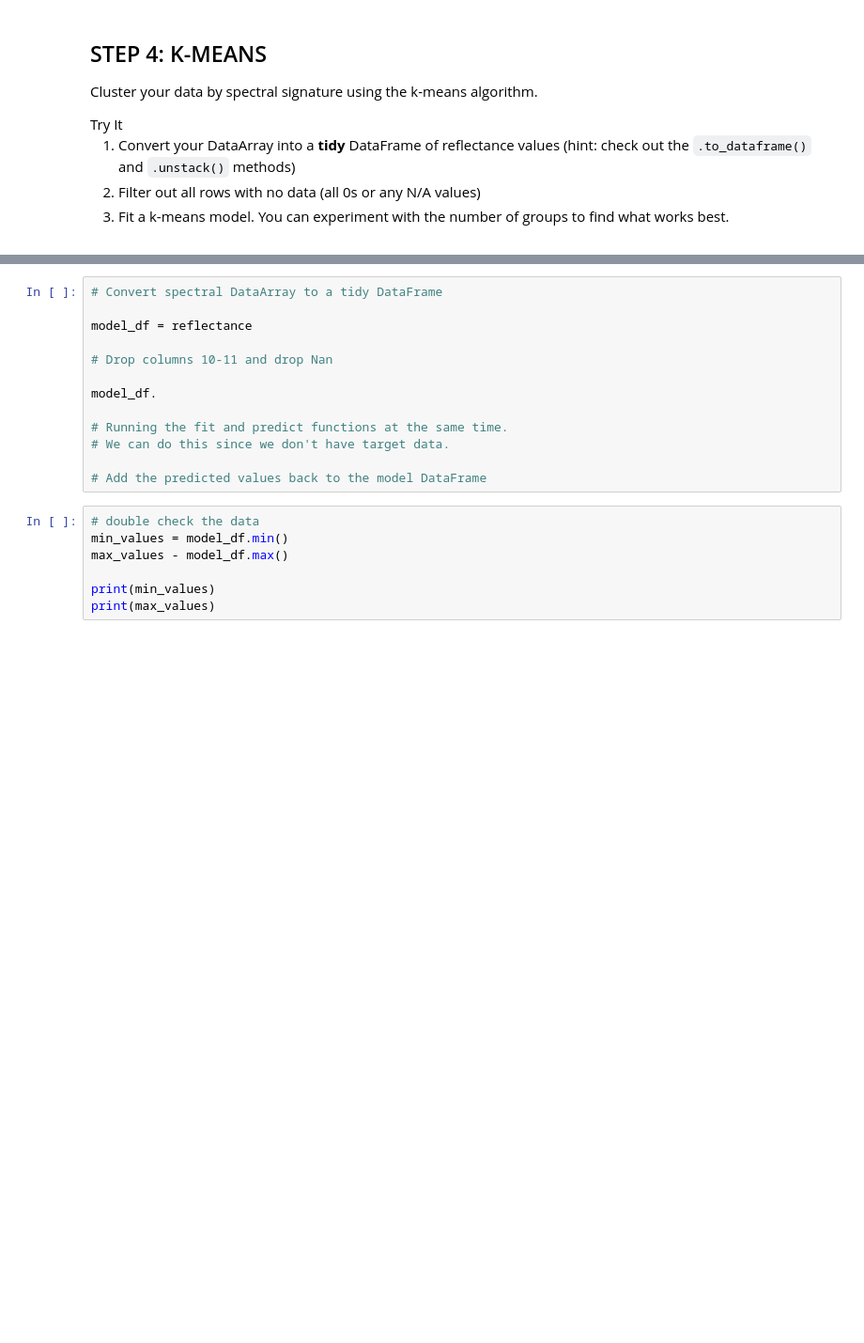
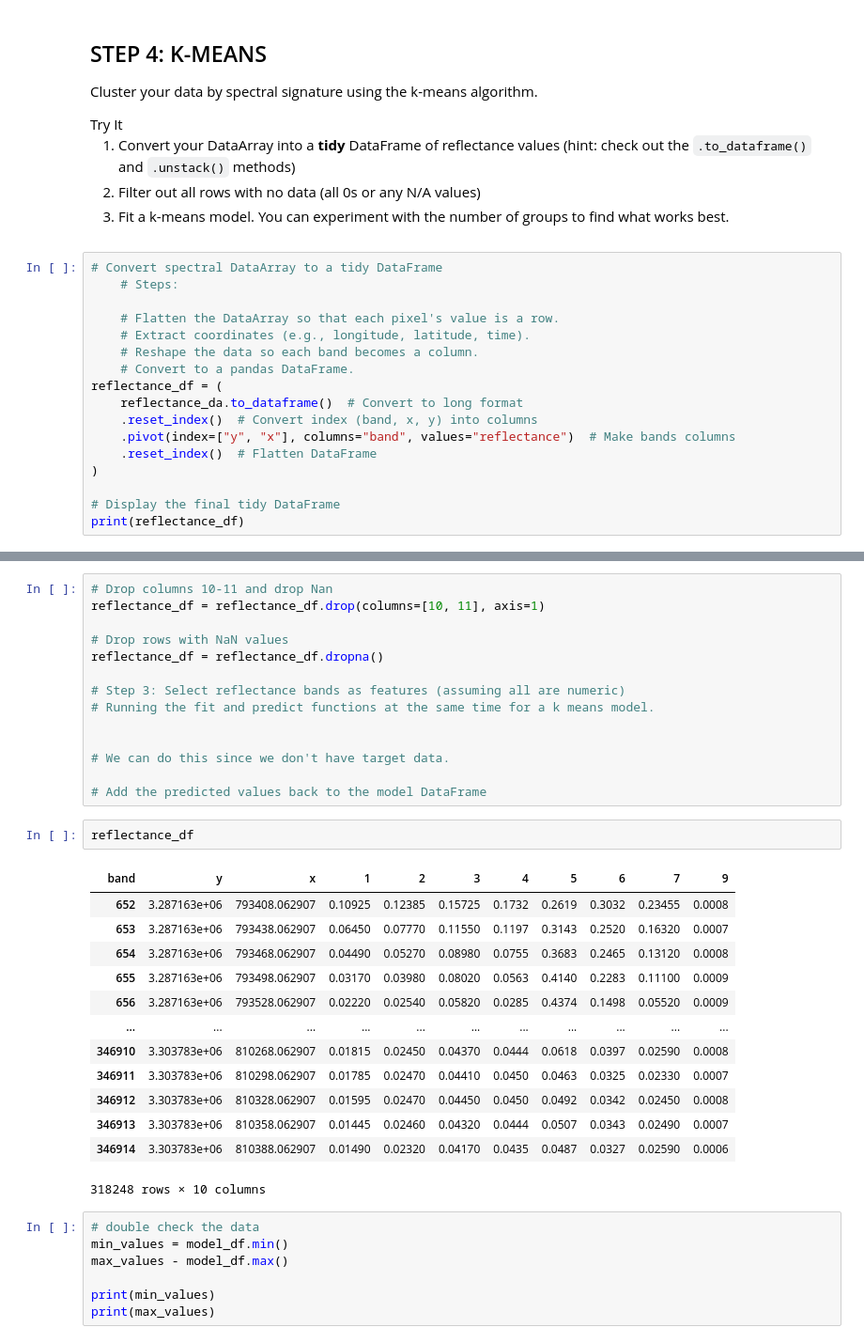
Before and after one commit to earthlab-education/clustering-ZimmZone, a Jupyter notebook: clustering.ipynb, the cells around one changed output, grey strips where cells are left out. Shown: that part at 94% size. Cells and saved outputs as stored; diff of their text form; blank space fills up the shorter version.

Commit message:
removed Nan and columns 10-11

```diff
--- a/clustering.ipynb
+++ b/clustering.ipynb
@@ -633,3 +640,20 @@ reflectance values (hint: check out the <code>.to_dataframe()</code> and
 <li>Fit a k-means model. You can experiment with the number of groups to
 find what works best.</li>
 </ol></div></div>
+# %%
+# Convert spectral DataArray to a tidy DataFrame
+    # Steps:
+
+    # Flatten the DataArray so that each pixel's value is a row.
+    # Extract coordinates (e.g., longitude, latitude, time).
+    # Reshape the data so each band becomes a column.
+    # Convert to a pandas DataFrame.
+reflectance_df = (
+    reflectance_da.to_dataframe()  # Convert to long format
+    .reset_index()  # Convert index (band, x, y) into columns
+    .pivot(index=["y", "x"], columns="band", values="reflectance")  # Make bands columns
+    .reset_index()  # Flatten DataFrame
+)
+
+# Display the final tidy DataFrame
+print(reflectance_df)
@@ -636,16 +675,33 @@ find what works best.</li>
 # %%
-# Convert spectral DataArray to a tidy DataFrame
+# Drop columns 10-11 and drop Nan
+reflectance_df = reflectance_df.drop(columns=[10, 11], axis=1)
 
-model_df = reflectance
+# Drop rows with NaN values
+reflectance_df = reflectance_df.dropna()
 
-# Drop columns 10-11 and drop Nan
+# Step 3: Select reflectance bands as features (assuming all are numeric)
+# Running the fit and predict functions at the same time for a k means model.
 
-model_df.
 
-# Running the fit and predict functions at the same time.
 # We can do this since we don't have target data.
 
 # Add the predicted values back to the model DataFrame
+# %%
+reflectance_df
+# %% [output]
+| band | y | x | 1 | 2 | 3 | 4 | 5 | 6 | 7 | 9 |
+| 652 | 3.287163e+06 | 793408.062907 | 0.10925 | 0.12385 | 0.15725 | 0.1732 | 0.2619 | 0.3032 | 0.23455 | 0.0008 |
+| 653 | 3.287163e+06 | 793438.062907 | 0.06450 | 0.07770 | 0.11550 | 0.1197 | 0.3143 | 0.2520 | 0.16320 | 0.0007 |
+| 654 | 3.287163e+06 | 793468.062907 | 0.04490 | 0.05270 | 0.08980 | 0.0755 | 0.3683 | 0.2465 | 0.13120 | 0.0008 |
+| 655 | 3.287163e+06 | 793498.062907 | 0.03170 | 0.03980 | 0.08020 | 0.0563 | 0.4140 | 0.2283 | 0.11100 | 0.0009 |
+| 656 | 3.287163e+06 | 793528.062907 | 0.02220 | 0.02540 | 0.05820 | 0.0285 | 0.4374 | 0.1498 | 0.05520 | 0.0009 |
+| ... | ... | ... | ... | ... | ... | ... | ... | ... | ... | ... |
+| 346910 | 3.303783e+06 | 810268.062907 | 0.01815 | 0.02450 | 0.04370 | 0.0444 | 0.0618 | 0.0397 | 0.02590 | 0.0008 |
+| 346911 | 3.303783e+06 | 810298.062907 | 0.01785 | 0.02470 | 0.04410 | 0.0450 | 0.0463 | 0.0325 | 0.02330 | 0.0007 |
+| 346912 | 3.303783e+06 | 810328.062907 | 0.01595 | 0.02470 | 0.04450 | 0.0450 | 0.0492 | 0.0342 | 0.02450 | 0.0008 |
+| 346913 | 3.303783e+06 | 810358.062907 | 0.01445 | 0.02460 | 0.04320 | 0.0444 | 0.0507 | 0.0343 | 0.02490 | 0.0007 |
+| 346914 | 3.303783e+06 | 810388.062907 | 0.01490 | 0.02320 | 0.04170 | 0.0435 | 0.0487 | 0.0327 | 0.02590 | 0.0006 |
+318248 rows × 10 columns
 # %%
 # double check the data
 min_values = model_df.min()
```
Also changed, not shown: parts of 5 cells of this notebook.
